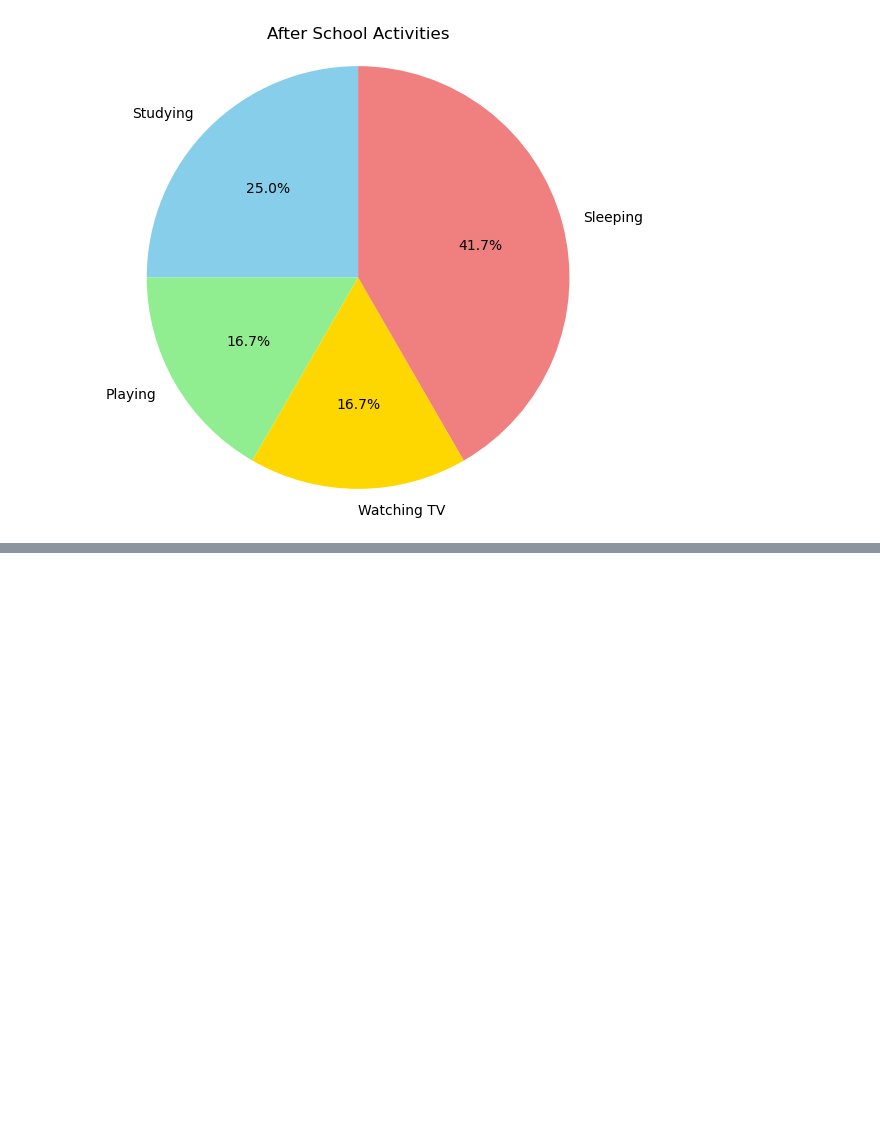
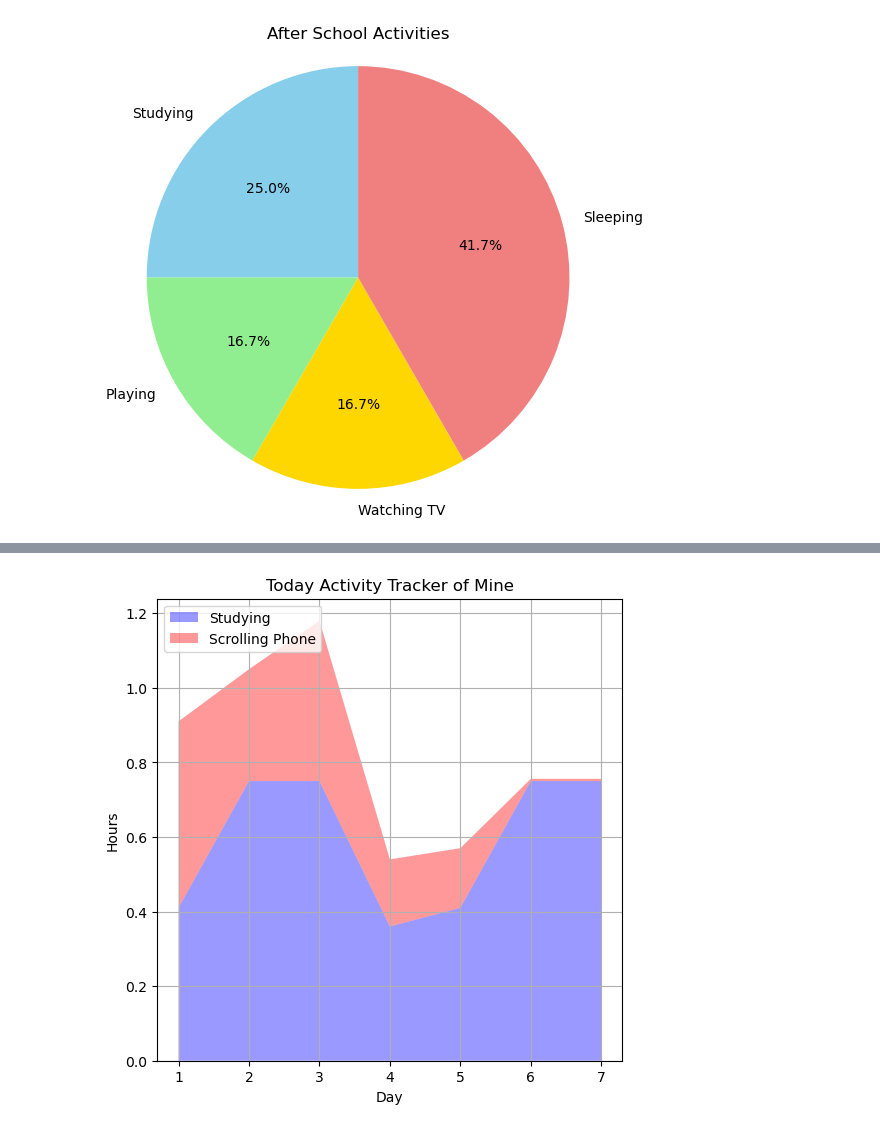
Before and after one commit to forgewithharsh/data-science-lab, a Jupyter notebook: matplotlib/stack_plots.ipynb, the cells around one changed output, grey strips where cells are left out. Saved outputs shown, nothing was run; the diff lists cells and outputs as text; code cells hidden in the pictures; blank space fills up the shorter version.

```diff
--- a/matplotlib/stack_plots.ipynb
+++ b/matplotlib/stack_plots.ipynb
@@ -17,0 +39,19 @@ plt.axis('equal')
+# %%
+import matplotlib.pyplot as plt
+
+days = [1, 2, 3, 4, 5, 6, 7]  # Days of the week
+scrolling_phone = [0.5, 0.3, 0.43, 0.18, 0.16, 0.006, 0.006]
+studying = [0.41, 0.75, 0.75, 0.36, 0.41, 0.75, 0.75]
+
+labels = ['Studying','Scrolling Phone']
+colors = ['blue', 'red']
+
+plt.figure(figsize=(6,6))
+plt.stackplot(days, studying, scrolling_phone, labels=labels, colors=colors, alpha=0.4)
+plt.legend(loc="upper left")
+plt.title('Today Activity Tracker of Mine')
+plt.xlabel('Day')
+plt.ylabel('Hours')
+plt.grid(True)
+# %% [output]
+[figure, added]
```
Also changed, not shown: parts of 1 cell of this notebook, 4 other files.
